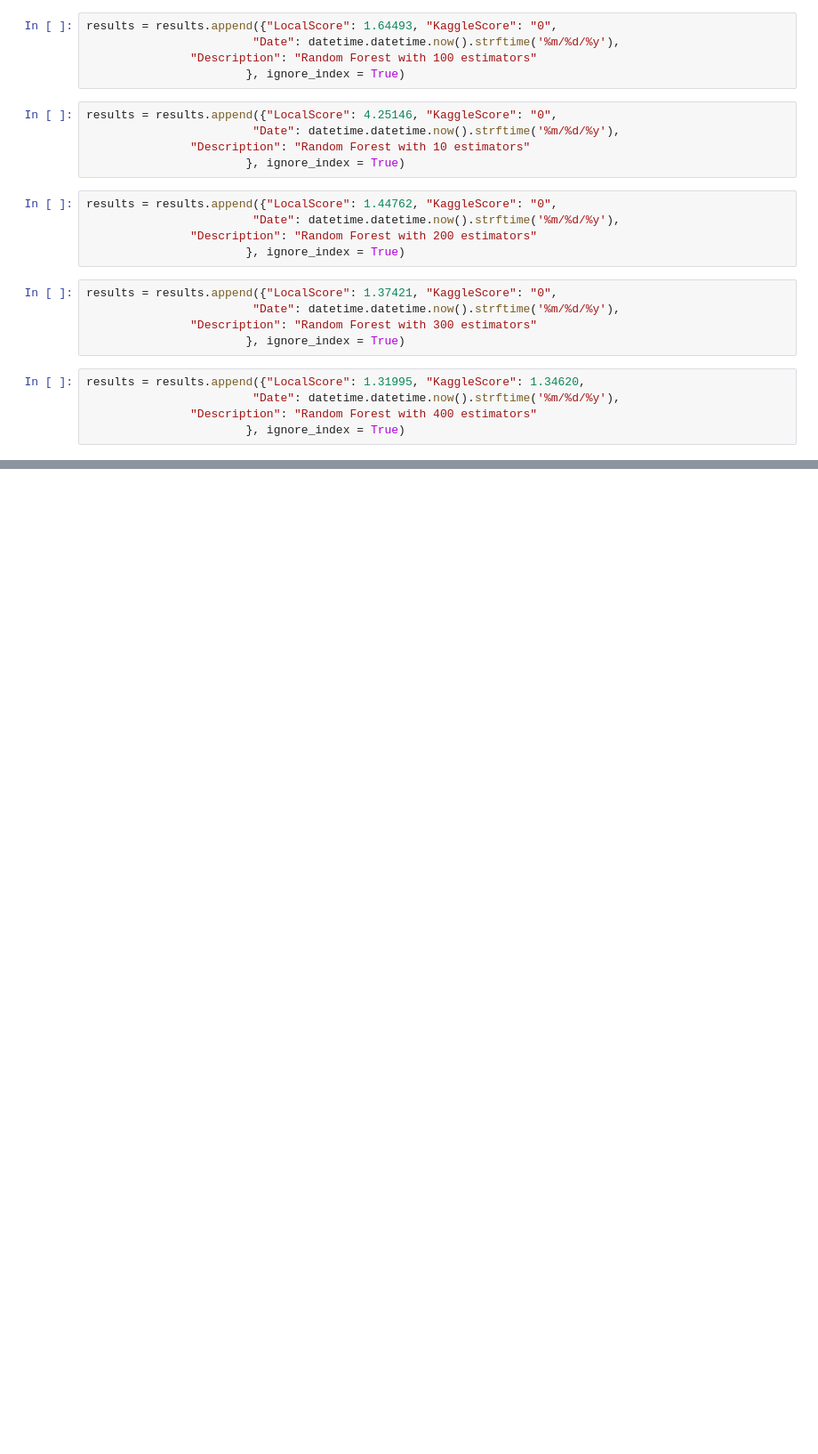
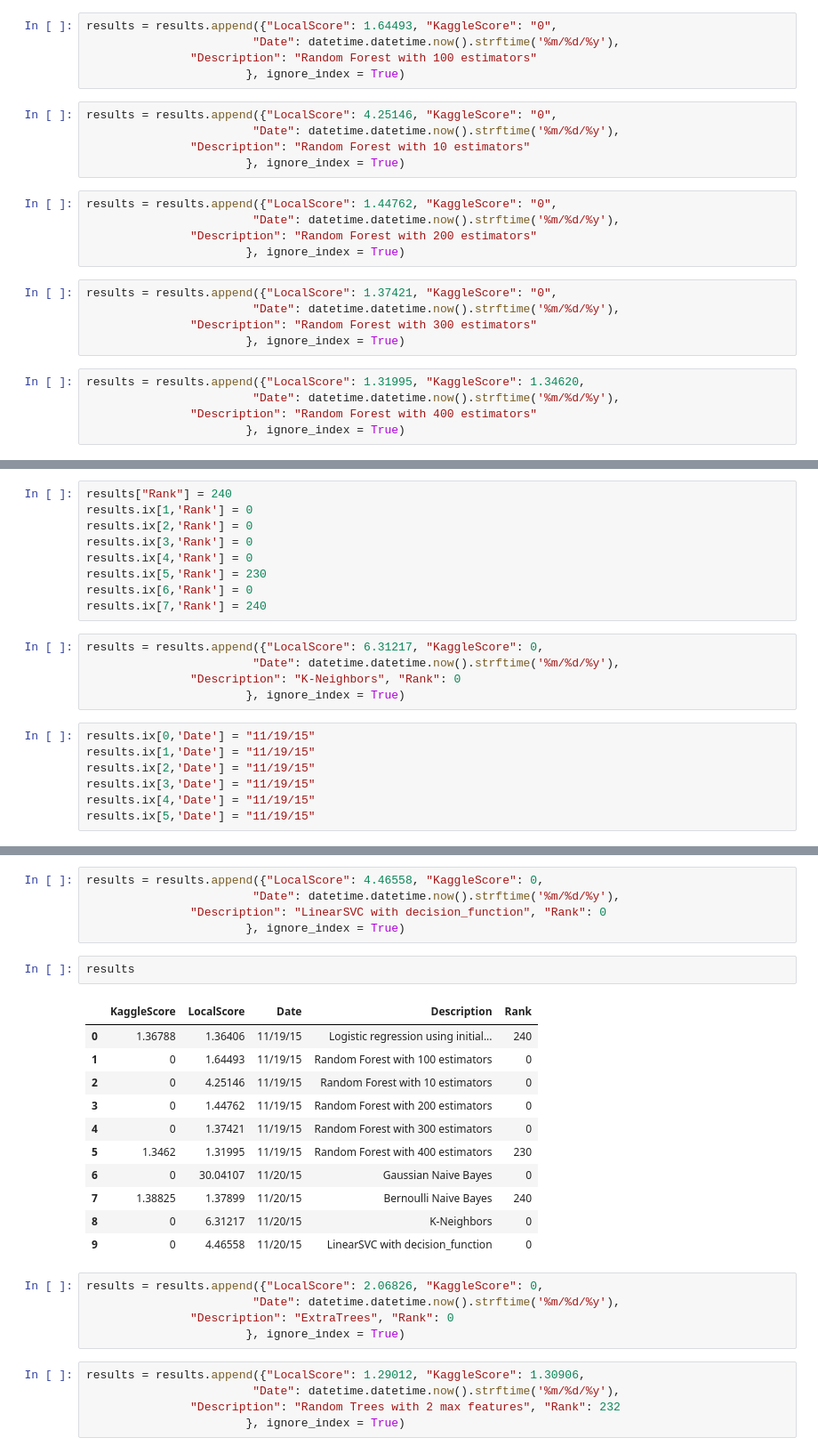
Before and after one commit to hadiviko/Walmart_Kaggle_Competition, a Jupyter notebook: Results_and_Metrics.ipynb, the cells around one changed output, grey strips where cells are left out. Shown: that part at 89% size. Cells and saved outputs as stored; diff of their text form; blank space fills up the shorter version.

```diff
--- a/Results_and_Metrics.ipynb
+++ b/Results_and_Metrics.ipynb
@@ -67,0 +68,21 @@ results
+# %%
+results["Rank"] = 240
+results.ix[1,'Rank'] = 0
+results.ix[2,'Rank'] = 0
+results.ix[3,'Rank'] = 0
+results.ix[4,'Rank'] = 0
+results.ix[5,'Rank'] = 230
+results.ix[6,'Rank'] = 0
+results.ix[7,'Rank'] = 240
+# %%
+results = results.append({"LocalScore": 6.31217, "KaggleScore": 0,
+                        "Date": datetime.datetime.now().strftime('%m/%d/%y'),
+               "Description": "K-Neighbors", "Rank": 0
+                       }, ignore_index = True)
+# %%
+results.ix[0,'Date'] = "11/19/15"
+results.ix[1,'Date'] = "11/19/15"
+results.ix[2,'Date'] = "11/19/15"
+results.ix[3,'Date'] = "11/19/15"
+results.ix[4,'Date'] = "11/19/15"
+results.ix[5,'Date'] = "11/19/15"
@@ -67,0 +102,29 @@ results
+# %%
+results = results.append({"LocalScore": 4.46558, "KaggleScore": 0,
+                        "Date": datetime.datetime.now().strftime('%m/%d/%y'),
+               "Description": "LinearSVC with decision_function", "Rank": 0
+                       }, ignore_index = True)
+# %%
+results
+# %% [output]
+|  | KaggleScore | LocalScore | Date | Description | Rank |
+| 0 | 1.36788 | 1.36406 | 11/19/15 | Logistic regression using initial... | 240 |
+| 1 | 0 | 1.64493 | 11/19/15 | Random Forest with 100 estimators | 0 |
+| 2 | 0 | 4.25146 | 11/19/15 | Random Forest with 10 estimators | 0 |
+| 3 | 0 | 1.44762 | 11/19/15 | Random Forest with 200 estimators | 0 |
+| 4 | 0 | 1.37421 | 11/19/15 | Random Forest with 300 estimators | 0 |
+| 5 | 1.3462 | 1.31995 | 11/19/15 | Random Forest with 400 estimators | 230 |
+| 6 | 0 | 30.04107 | 11/20/15 | Gaussian Naive Bayes | 0 |
+| 7 | 1.38825 | 1.37899 | 11/20/15 | Bernoulli Naive Bayes | 240 |
+| 8 | 0 | 6.31217 | 11/20/15 | K-Neighbors | 0 |
+| 9 | 0 | 4.46558 | 11/20/15 | LinearSVC with decision_function | 0 |
+# %%
+results = results.append({"LocalScore": 2.06826, "KaggleScore": 0,
+                        "Date": datetime.datetime.now().strftime('%m/%d/%y'),
+               "Description": "ExtraTrees", "Rank": 0
+                       }, ignore_index = True)
+# %%
+results = results.append({"LocalScore": 1.29012, "KaggleScore": 1.30906,
+                        "Date": datetime.datetime.now().strftime('%m/%d/%y'),
+               "Description": "Random Trees with 2 max features", "Rank": 232
+                       }, ignore_index = True)
```
Also changed, not shown: parts of 10 cells of this notebook, 6 other files.
